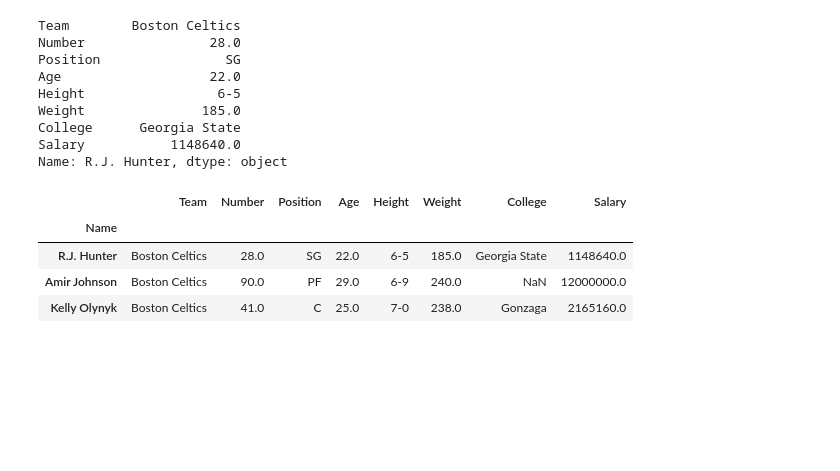
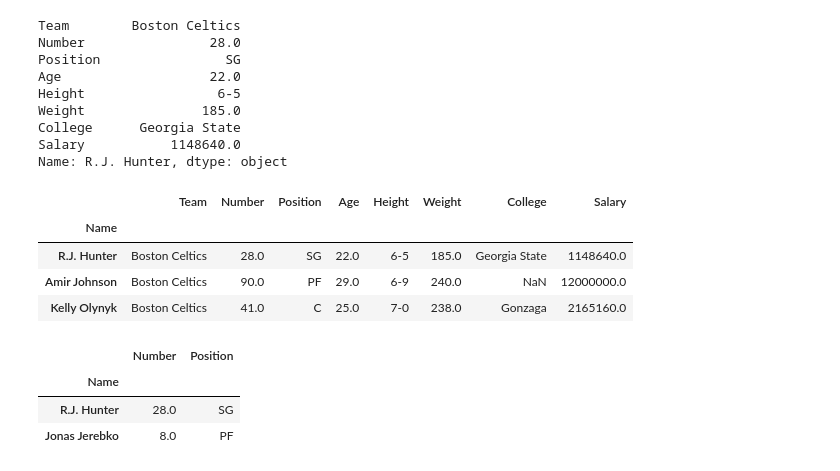
Before and after one commit to Lenmbugua/Python-Numpy-and-Pandas, a Jupyter notebook: Pandas.ipynb, the cells around one changed output. Drawn from its saved outputs; the diff is of its cells as text; code cells hidden in the pictures; blank space fills up the shorter version.

```diff
--- a/Pandas.ipynb
+++ b/Pandas.ipynb
@@ -1011,3 +1011,14 @@ display(row2)
 | R.J. Hunter | Boston Celtics | 28.0 | SG | 22.0 | 6-5 | 185.0 | Georgia State | 1148640.0 |
 | Amir Johnson | Boston Celtics | 90.0 | PF | 29.0 | 6-9 | 240.0 | NaN | 12000000.0 |
 | Kelly Olynyk | Boston Celtics | 41.0 | C | 25.0 | 7-0 | 238.0 | Gonzaga | 2165160.0 |
+# %%
+#Selecting Specific Rows and Columns
+#To select specific rows and columns, provide integer positions for both rows and columns:
+#select two rows and two columns by position
+row2 = data.iloc[[3,4],[1,2]]
+display(row2)
+# %% [output]
+|  | Number | Position |
+| Name |  |  |
+| R.J. Hunter | 28.0 | SG |
+| Jonas Jerebko | 8.0 | PF |
```
Also changed, not shown: parts of 2 cells of this notebook.
